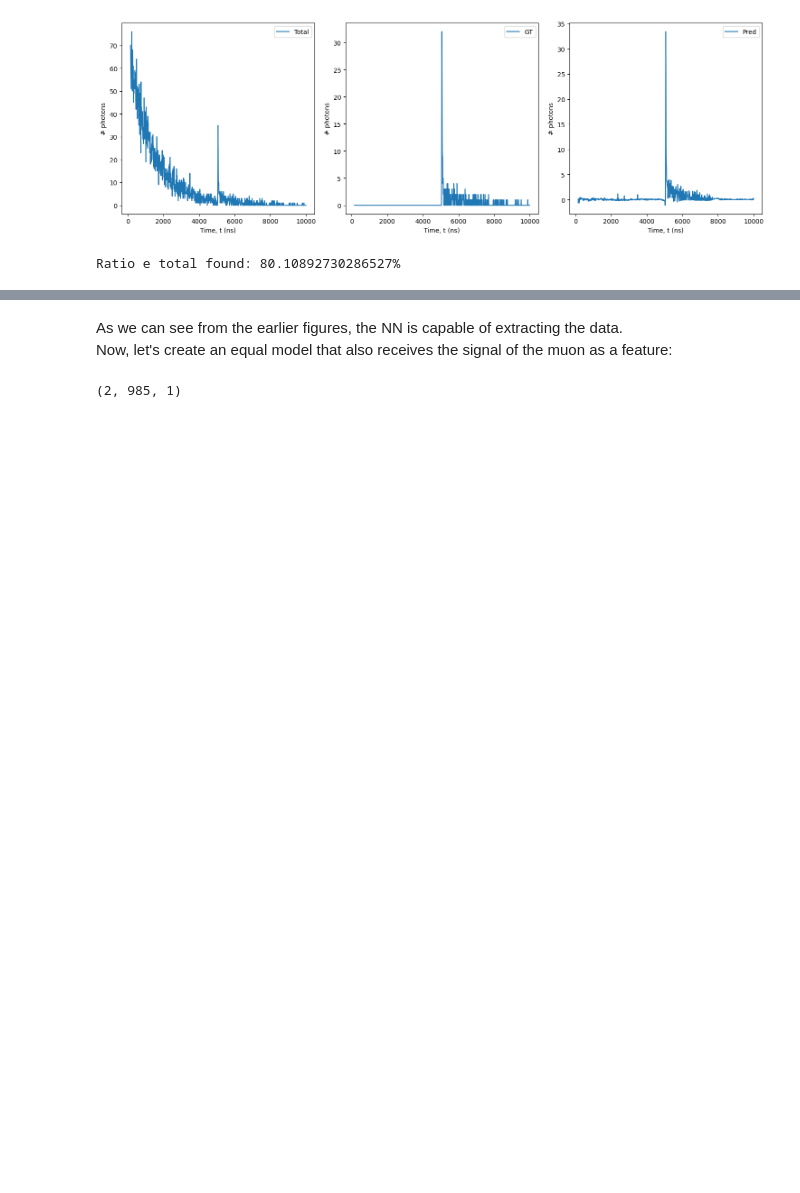
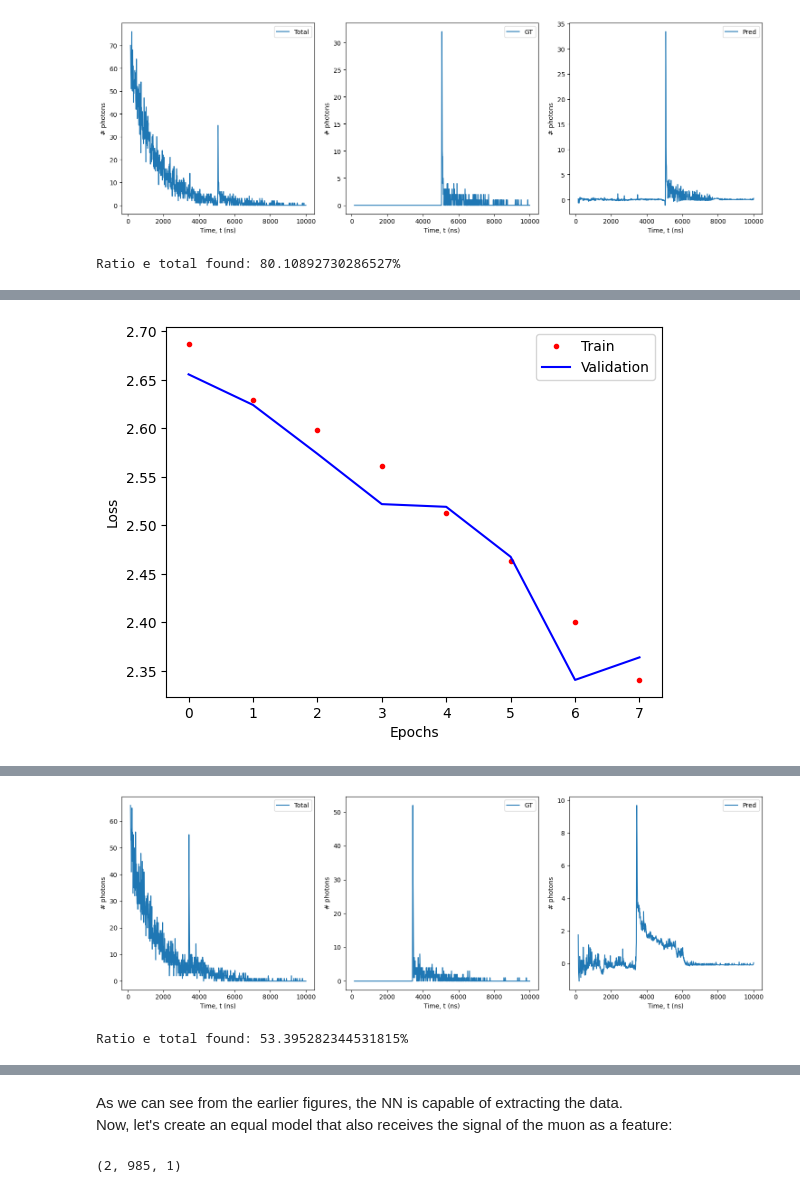
Before and after one commit to JaviGamero/LArTPC_Calibration, a Jupyter notebook: scripts/python/signalDecompose/DL_Algorithms.ipynb, the cells around one changed output, grey strips where cells are left out. Saved outputs shown, nothing was run; the diff lists cells and outputs as text; code cells hidden in the pictures; blank space fills up the shorter version.

Commit message:
Add study with convolutional layers

```diff
--- a/scripts/python/signalDecompose/DL_Algorithms.ipynb
+++ b/scripts/python/signalDecompose/DL_Algorithms.ipynb
@@ -1216,0 +1248,20 @@ Ratio e total found: 80.10892730286527%
+# %%
+from sklearn.model_selection import train_test_split
+X = np.array(signals.iloc[:, t_idx].values)
+y = np.array(e_signals.iloc[:, t_idx].values)
+
+X_train, X_test, y_train, y_test = train_test_split(X, y,
+                                                    test_size=0.3,
+                                                    random_state=2023)
+
+X_train = X_train[:, :, np.newaxis].astype('float64')
+y_train = y_train.astype('float64')
+
+X_test = X_test[:,:, np.newaxis].astype('float64')
+y_test = y_test.astype('float64')
+
+timesteps = int(X_train.shape[1])
+features = int(X_train.shape[2])
+input_shape = (timesteps,features)
+
+print(input_shape)
@@ -1216,0 +1270,18 @@ Ratio e total found: 80.10892730286527%
+# %%
+from keras import Sequential
+from keras.layers import LSTM, Dense, Bidirectional, Conv1D
+from keras.activations import tanh
+from keras.utils import set_random_seed
+from keras.callbacks import EarlyStopping
+
+model = Sequential()
+model.add(Conv1D(filters=32, kernel_size=1, padding='same', strides=1, input_shape=input_shape))
+model.add(Bidirectional(LSTM(units=32, activation='tanh', return_sequences=True)))
+model.add(Dense(units=1, activation='linear'))
+# %%
+callback = EarlyStopping(monitor='loss', patience=3, restore_best_weights=True,
+                         mode='auto')
+
+model.compile(optimizer='RMSprop', loss='mean_squared_error')
+history = model.fit(X_train, y_train, batch_size=32, epochs=8,
+                    validation_split=0.3, callbacks=callback)
@@ -1216,0 +1305,4 @@ Ratio e total found: 80.10892730286527%
+# %%
+testModel(model, history, X_test, y_test)
+# %% [output]
+[figure, added]
@@ -1216,0 +1310,2 @@ Ratio e total found: 80.10892730286527%
+[figure, added]
+Ratio e total found: 53.395282344531815%
```
Also changed, not shown: parts of 28 cells of this notebook, 1 other file.
